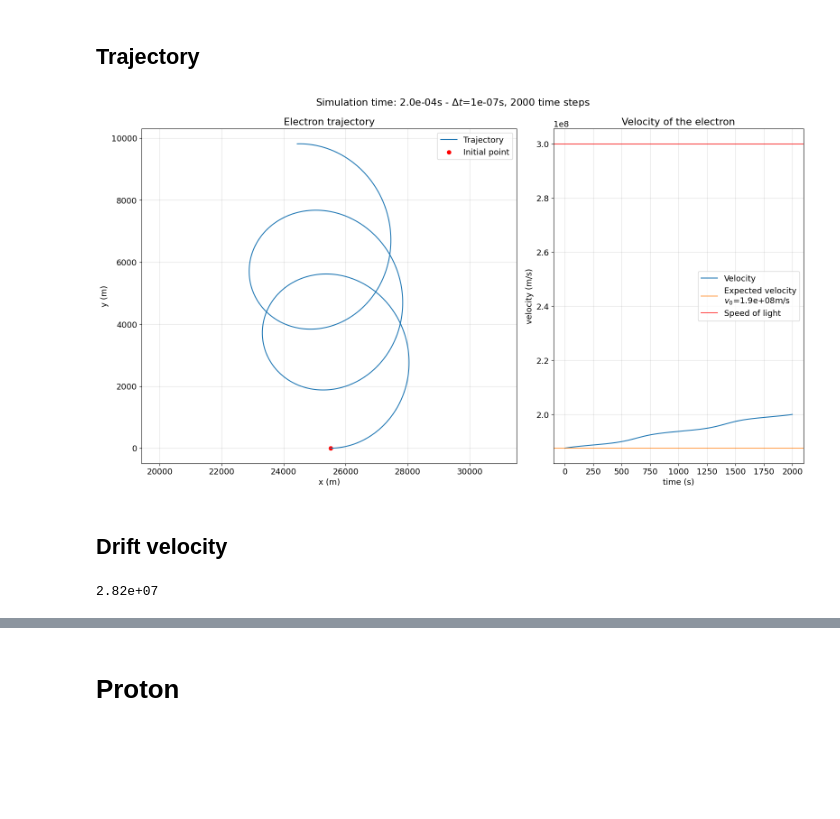
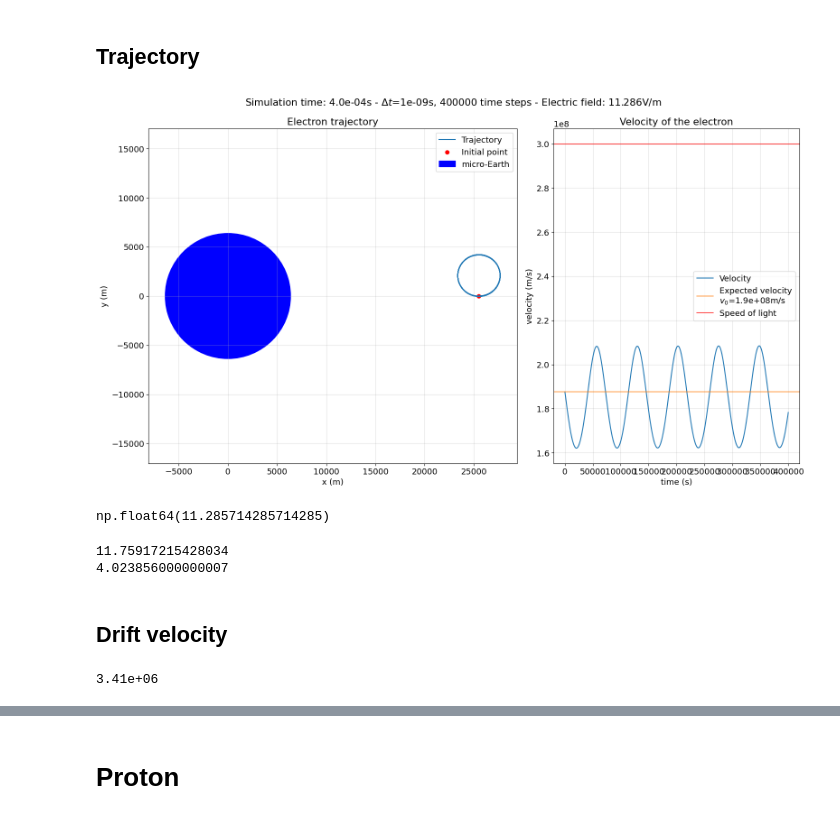
Before and after one commit to K-i-t-K-a-t/reportrepo, a Jupyter notebook: q4.ipynb, the cells around one changed output, grey strips where cells are left out. Drawn from its saved outputs; the diff is of its cells as text; code cells hidden in the pictures; blank space fills up the shorter version.

Commit message:
added electric field, changed update fonctions to numba

```diff
--- a/q4.ipynb
+++ b/q4.ipynb
@@ -25,52 +27,69 @@ GYRO_FREQUENCY_PROTON = ELEMENTARY_CHARGE*MAGNETIC_FIELD/(4**3)/MASS_PROTON
 # Electron
 # %% [markdown]
 ## Trajectory
+# %%
+STEPS = 400000
+dt = 1e-9
+ELECTRIC_FIELD = 11.286 # V/m
 # %%
 # CONSTANTS FOR INTEGRATION
-STEPS = 2000
-dt = 1e-7
 C_ELECTRON = - dt * ELEMENTARY_CHARGE / MASS_ELECTRON * MAGNETIC_FIELD * RADIUS**3
+ROTATION_MATRIX = np.array([[0, 1], [-1, 0]])
 
-# POSITION ARRAYS (AT t=0, L=4)
-r_ELECTRON = np.empty((STEPS, 2))
-r_ELECTRON[0] = np.array([4*RADIUS, 0])
+@njit
+def update_ELECTRON(e):
 
-# VELOCITY ARRAYS (AT t=0, VELOCITY IS RADIAL)
-v_ELECTRON = np.empty((STEPS, 2))
-v_ELECTRON[0] = np.array([np.sqrt(2*ENERGY_ELECTRON/MASS_ELECTRON), 0])
+    # POSITION ARRAYS (AT t=0, L=4)
+    r_ELECTRON = np.empty((STEPS, 2))
+    r_ELECTRON[0] = np.array([4*RADIUS, 0])
 
-for step in range(1, STEPS):
+    # VELOCITY ARRAYS (AT t=0, VELOCITY IS RADIAL)
+    v_ELECTRON = np.empty((STEPS, 2))
+    v_ELECTRON[0] = np.array([np.sqrt(2*ENERGY_ELECTRON/MASS_ELECTRON), 0])
 
-    # UPDATE ELECTRON VELOCITY
-    v_ELECTRON[step, 0] = v_ELECTRON[step-1, 0] + C_ELECTRON*v_ELECTRON[step-1, 1]/norm(r_ELECTRON[step-1])**3
-    v_ELECTRON[step, 1] = v_ELECTRON[step-1, 1] - C_ELECTRON*v_ELECTRON[step-1, 0]/norm(r_ELECTRON[step-1])**3
+    for step in range(1, STEPS):
 
-    # UPDATE ELECTRON POSITION
-    r_ELECTRON[step] = r_ELECTRON[step-1] + dt * (v_ELECTRON[step-1] + v_ELECTRON[step])*0.5
+        r = r_ELECTRON[step-1]
+        v = v_ELECTRON[step-1]
+
+        b_field = MAGNETIC_FIELD * (RADIUS/norm(r))**3
+        e_field = e * r / norm(r)
+
+        force = -ELEMENTARY_CHARGE * (e_field + b_field * ROTATION_MATRIX @ v)
+        a = force / MASS_ELECTRON
+
+        v_ELECTRON[step] = v + dt*a
+        r_ELECTRON[step] = r + dt/2*(v_ELECTRON[step] + v) #+ dt**2/2*a
+
+    return r_ELECTRON, v_ELECTRON
+
+r_ELECTRON, v_ELECTRON = update_ELECTRON(ELECTRIC_FIELD)
 
 fig, axs = plt.subplots(1, 2, figsize=(16, 9), gridspec_kw={'width_ratios':[0.6, 0.4]})
 axs[0].plot(r_ELECTRON[1:, 0], r_ELECTRON[1:, 1], label='Trajectory')
 axs[0].scatter(r_ELECTRON[0, 0], r_ELECTRON[0, 1], color='red', label='Initial point')
+axs[0].add_patch(Circle((0, 0), RADIUS, color='blue', label='micro-Earth'))
+axs[0].autoscale_view()
 axs[0].set_title('Electron trajectory')
 axs[0].set_xlabel('x (m)')
 axs[0].set_ylabel('y (m)')
 axs[0].legend()
 axs[0].grid(alpha=.4)
 axs[0].axis('equal')
 
 axs[1].plot(range(STEPS), norm(v_ELECTRON, axis=1), label='Velocity')
 axs[1].axhline(norm(v_ELECTRON[0]), label='Expected velocity\n' rf'$v_0$={norm(v_ELECTRON[0]):.1e}m/s', c='tab:orange', alpha=.7)
 axs[1].axhline(3.0e8, label='Speed of light', c='red', alpha=.7)
 if np.max(norm(v_ELECTRON, axis=1)) > 3.0e8:
     axs[1].fill_between(range(STEPS), 3.0e8, axs[1].get_ylim()[1], alpha=.2, color='red')
 axs[1].set_xlabel('time (s)')
 axs[1].set_ylabel('velocity (m/s)')
 axs[1].legend()
 axs[1].grid(alpha=.4)
 axs[1].set_title('Velocity of the electron')
 
-fig.suptitle(rf'Simulation time: {STEPS*dt:.1e}s - $\Delta t$={dt}s, {STEPS} time steps')
+fig.suptitle(rf'Simulation time: {STEPS*dt:.1e}s - $\Delta t$={dt}s, {STEPS} time steps - Electric field: {ELECTRIC_FIELD}V/m')
 fig.tight_layout()
 plt.show()
 # %% [output]
-[figure, old version]
+[figure, new version]
@@ -77,8 +102,20 @@ plt.show()
+# %%
+e_linspace[np.argmin(np.abs(drift))]
+# %% [output]
+np.float64(11.285714285714285)
+# %%
+vDrift_ELECTRON_A = -6*4**2*ENERGY_ELECTRON/ELEMENTARY_CHARGE/MAGNETIC_FIELD/RADIUS*0.5
+ELECTRIC_FIELD_A = - MAGNETIC_FIELD/4**3 * vDrift_ELECTRON_A
+print(ELECTRIC_FIELD_A)
+print(abs((ELECTRIC_FIELD_A-ELECTRIC_FIELD)/ELECTRIC_FIELD_A)*100)
+# %% [output]
+11.75917215428034
+4.023856000000007
 # %% [markdown]
 ## Drift velocity
 # %%
-phi_ELECTRON = np.unwrap(np.atan2(r_ELECTRON[:, 1], r_ELECTRON[:, 0]))
-vDrift_ELECTRON = 4*RADIUS * np.polyfit(np.linspace(0, STEPS*dt, STEPS), phi_ELECTRON, 1)[0]
+phi_ELECTRON = -np.unwrap(np.arctan2(r_ELECTRON[:, 1], r_ELECTRON[:, 0]))
+vDrift_ELECTRON = norm(r_ELECTRON, axis=1).mean() * np.polyfit(np.linspace(0, STEPS*dt, STEPS), phi_ELECTRON, 1)[0]
 print(f'{vDrift_ELECTRON:.2e}')
 # %% [output]
-2.82e+07
+3.41e+06
```
Also changed, not shown: parts of 13 cells of this notebook.
